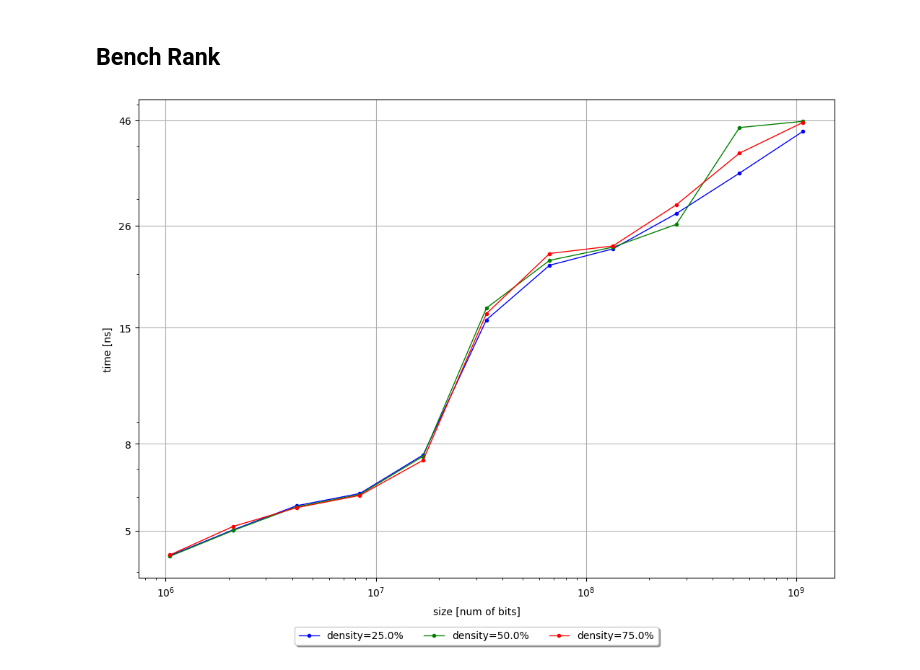
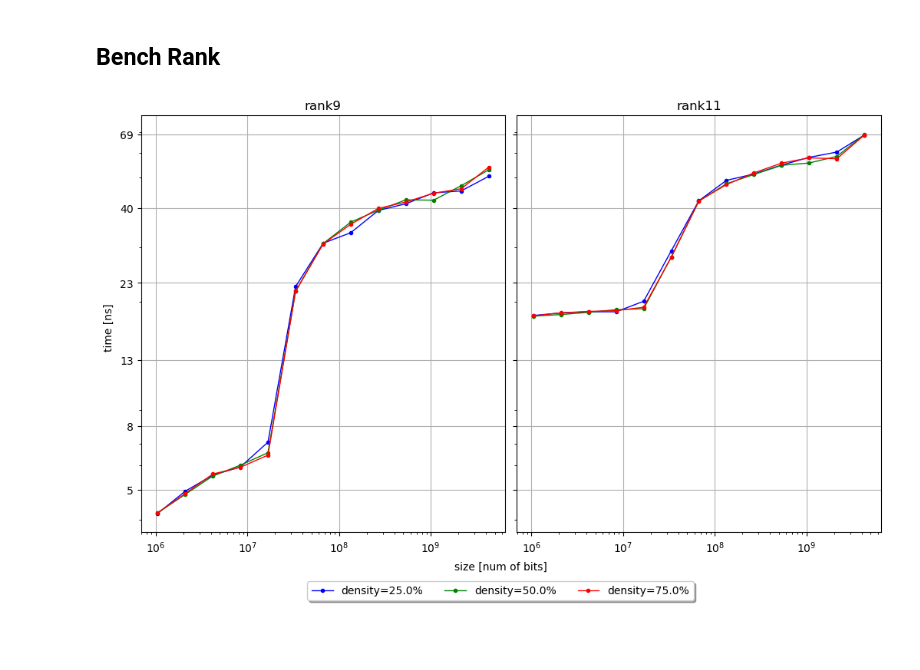
Before and after one commit to vigna/sux-rs, a Jupyter notebook: benches/plot-benches.ipynb, the cells around one changed output. Saved outputs shown, nothing was run; the diff lists cells and outputs as text; code cells hidden in the pictures; blank space fills up the shorter version.

Commit message:
Benches for Rank11

```diff
--- a/benches/plot-benches.ipynb
+++ b/benches/plot-benches.ipynb
@@ -7,11 +7,11 @@ import numpy as np
 # %% [markdown]
 ## Bench Select
 # %%
-base_path = "../target/criterion/select/"
+path = "../target/criterion/select/"
 benches_list = []
 
-for dir in os.listdir(base_path):
-    if not os.path.isdir(base_path + dir):
+for dir in os.listdir(path):
+    if not os.path.isdir(path + dir):
         continue
 
     run_name = dir.split("_")
@@ -24,7 +24,7 @@ for dir in os.listdir(base_path):
     data["rep"] = int(run_name[4], 10)
 
     # get the path of the file
-    path = base_path + dir + "/new/estimates.json"
+    path = path + dir + "/new/estimates.json"
     with open(path, "r") as f:
         estimates = json.load(f)
         data["mean"] = estimates["mean"]["point_estimate"]
@@ -104,33 +105,42 @@ benches_df = benches_df.sort_values(by="size", ignore_index=True)
+# %%
+rank9_benches = load_rank_benches("../target/criterion/rank9/")
+rank11_benches = load_rank_benches("../target/criterion/rank11/")
 # %%
 colors = ['b','g','r','c','m']
 
-num_of_densities = len(benches_df["dense"].unique())
+num_of_densities = 3
 
-fig, ax = plt.subplots(constrained_layout=True, sharex=True, sharey=True, squeeze=False)
-fig.set_size_inches(10, 7)
+fig, ax = plt.subplots(1, 2, constrained_layout=True, sharex=True, sharey=True, squeeze=False)
+fig.set_size_inches(10, 6)
 fig.text(0.5, -0.02, 'size [num of bits]', ha='center', va='center')
 fig.text(-0.01, 0.5, 'time [ns]', ha='center', va='center', rotation='vertical')
 
 
-for i, (name, group) in enumerate(benches_df.groupby(["dense"])):
+for i, (name, group) in enumerate(rank9_benches.groupby(["dense"])):
     ax[0,0].plot(group["size"], group["mean"], label=f"density={float(name[0])*100}%",
                     color=colors[i], marker="o", markersize=3, linewidth=1.0)
-
+ax[0,0].set_title("rank9")
 ax[0,0].grid(True)
-#ax[0,0].set_title(f"density={float(name[0])*100}%")
-
 ax[0,0].set_xscale("log")
 ax[0,0].set_yscale("log")
 
-means = np.sort(benches_df["mean"].unique())
-ticks = np.logspace(np.log10(means[0]), np.log10(means[-1]), num=5)
+for i, (name, group) in enumerate(rank11_benches.groupby(["dense"])):
+    ax[0,1].plot(group["size"], group["mean"], label=f"density={float(name[0])*100}%",
+                    color=colors[i], marker="o", markersize=3, linewidth=1.0)
+ax[0,1].set_title("rank11")
+ax[0,1].grid(True)
+ax[0,1].set_xscale("log")
+ax[0,1].set_yscale("log")
+
+means = np.sort(np.concatenate((rank9_benches["mean"].unique(), rank11_benches["mean"].unique()), axis=0))
+ticks = np.logspace(np.log10(means[0]), np.log10(means[-1]), num=6)
 ticks = list(map(lambda x: math.ceil(x), ticks))
 ax[0,0].set_yticks(ticks)
 ax[0,0].set_yticklabels(ticks)
 
 h1, l1 = ax[0,0].get_legend_handles_labels()
 fig.legend(handles=h1, loc='upper center', bbox_to_anchor=(0.5, -0.04), fancybox=True, shadow=True, ncol=5)
 
 plt.show()
 # %% [output]
-[figure, old version]
+[figure, new version]
```
Also changed, not shown: parts of 1 cell of this notebook, 2 other files.
